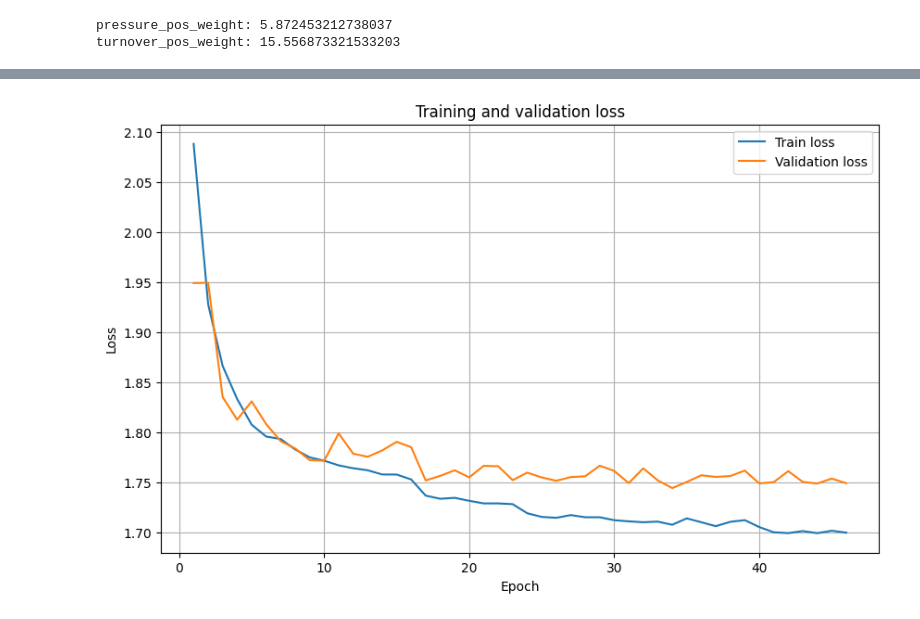
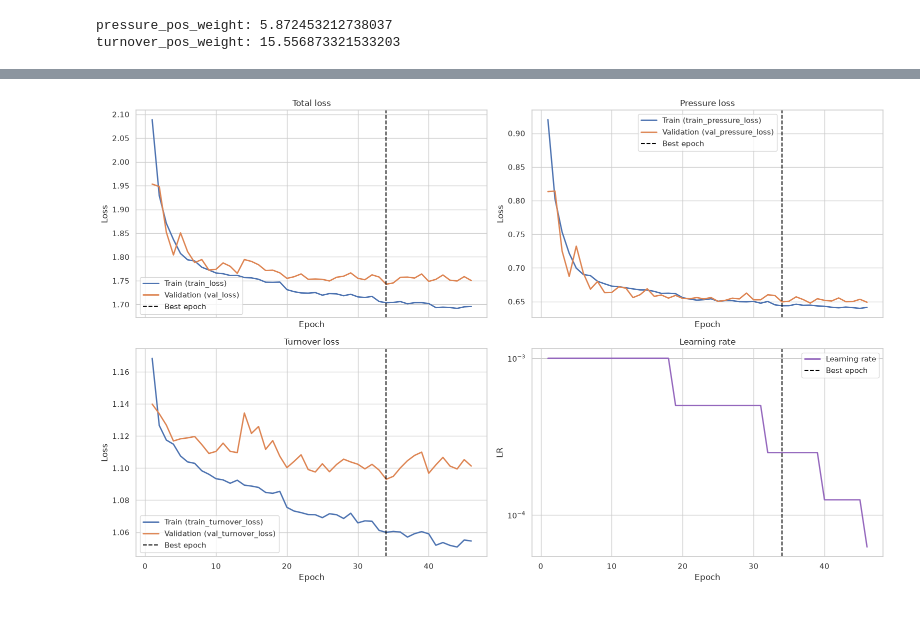
Before and after one commit to pawlej/gnn-football-ball-loss-press-classification, a Jupyter notebook: model_training.ipynb, the cells around one changed output, grey strips where cells are left out. Drawn from its saved outputs; the diff is of its cells as text; code cells hidden in the pictures.

```diff
--- a/model_training.ipynb
+++ b/model_training.ipynb
@@ -6,7 +6,9 @@ import torch
 import torch.nn as nn
 import torch.nn.functional as F
 import matplotlib.pyplot as plt
+import seaborn as sns
 
+from IPython.display import display
 from sklearn.model_selection import train_test_split
 from sklearn.metrics import (
     roc_auc_score,
@@ -16,10 +18,14 @@ from sklearn.metrics import (
     precision_score,
     recall_score,
     confusion_matrix,
+    roc_curve,
+    precision_recall_curve,
 )
 
 from torch_geometric.loader import DataLoader
 from torch_geometric.nn import GATConv, global_mean_pool
+
+sns.set_theme(style="whitegrid")
 # %%
 SEED = 42
 
@@ -610,15 +776,35 @@ Early stopping at epoch 46
 # %%
-plt.figure(figsize=(10, 6))
+best_epoch_idx = history_df["val_loss"].idxmin()
+best_epoch = int(history_df.loc[best_epoch_idx, "epoch"])
 
-plt.plot(history_df["epoch"], history_df["train_loss"], label="Train loss")
-plt.plot(history_df["epoch"], history_df["val_loss"], label="Validation loss")
+fig, axes = plt.subplots(2, 2, figsize=(16, 10), sharex=True)
+axes = axes.ravel()
 
-plt.xlabel("Epoch")
-plt.ylabel("Loss")
-plt.title("Training and validation loss")
-plt.legend()
-plt.grid(True)
+plot_specs = [
+    ("train_loss", "val_loss", "Total loss"),
+    ("train_pressure_loss", "val_pressure_loss", "Pressure loss"),
+    ("train_turnover_loss", "val_turnover_loss", "Turnover loss"),
+]
+
+for ax, (train_col, val_col, title) in zip(axes[:3], plot_specs):
+    ax.plot(history_df["epoch"], history_df[train_col], label=f"Train ({train_col})", linewidth=2)
+    ax.plot(history_df["epoch"], history_df[val_col], label=f"Validation ({val_col})", linewidth=2)
+    ax.axvline(best_epoch, color="black", linestyle="--", linewidth=1.5, label="Best epoch")
+    ax.set_title(title)
+    ax.set_xlabel("Epoch")
+    ax.set_ylabel("Loss")
+    ax.legend()
+
+axes[3].plot(history_df["epoch"], history_df["lr"], color="tab:purple", linewidth=2, label="Learning rate")
+axes[3].axvline(best_epoch, color="black", linestyle="--", linewidth=1.5, label="Best epoch")
+axes[3].set_title("Learning rate")
+axes[3].set_xlabel("Epoch")
+axes[3].set_ylabel("LR")
+axes[3].set_yscale("log")
+axes[3].legend()
+
+plt.tight_layout()
 plt.show()
 # %% [output]
-[figure, old version]
+[figure, new version]
 # %%
```
Also changed, not shown: parts of 14 cells of this notebook.
